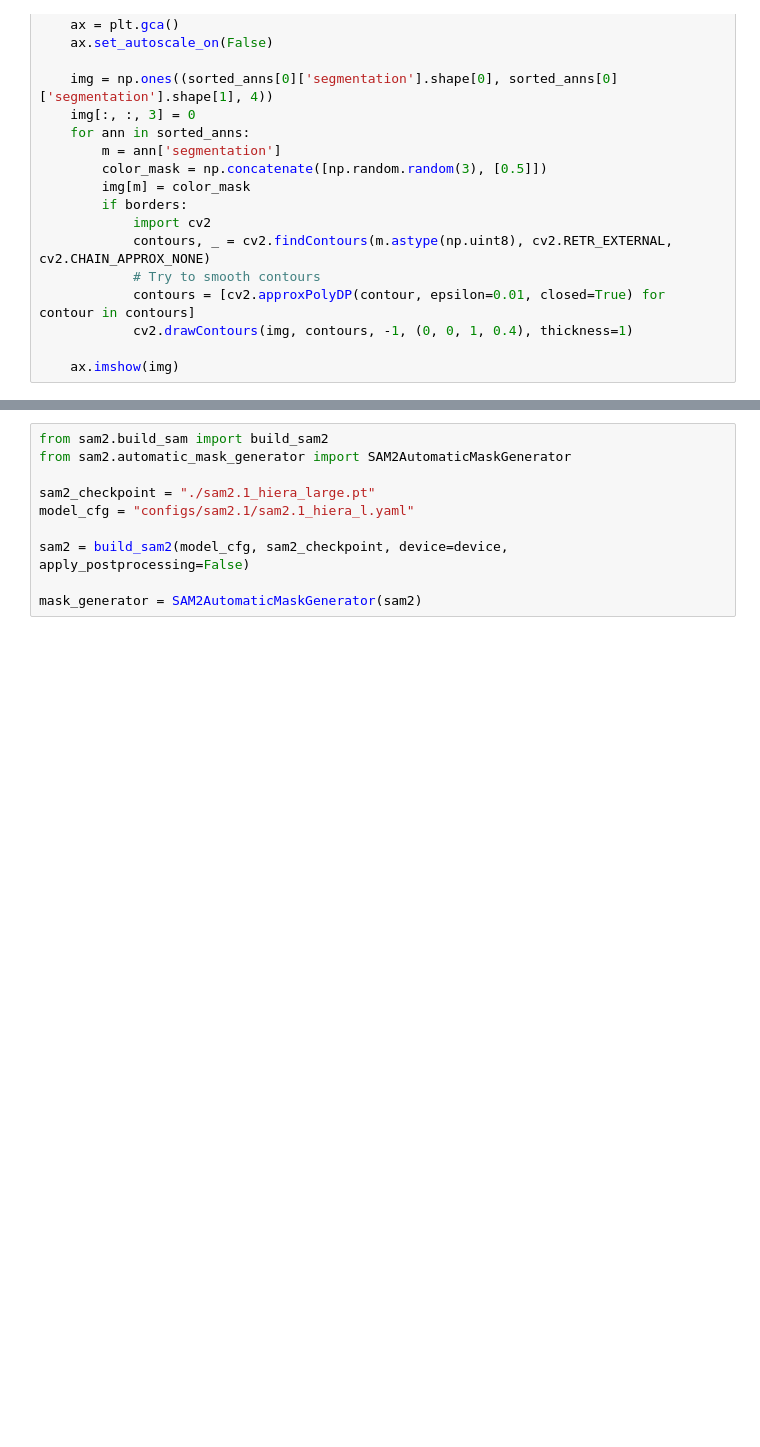
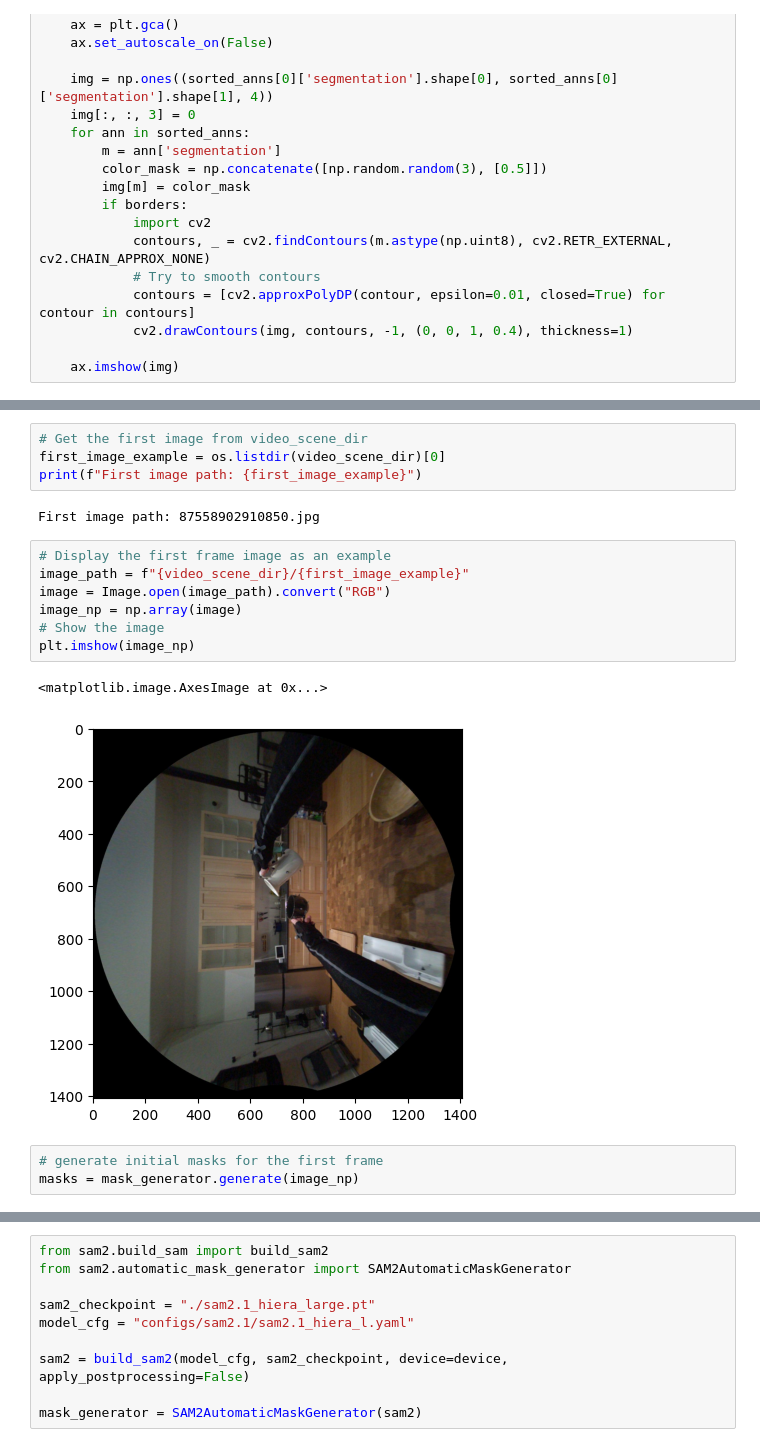
Before and after one commit to jackdaus/egolifter, a Jupyter notebook: 04_sam2-gsa.ipynb, the cells around one changed output, grey strips where cells are left out. Saved outputs shown, nothing was run; the diff lists cells and outputs as text; blank space fills up the shorter version.

```diff
--- a/04_sam2-gsa.ipynb
+++ b/04_sam2-gsa.ipynb
@@ -55,0 +105,19 @@ def show_anns(anns, borders=True):
+# %%
+# Get the first image from video_scene_dir
+first_image_example = os.listdir(video_scene_dir)[0]
+print(f"First image path: {first_image_example}")
+# %% [output]
+First image path: 87558902910850.jpg
+# %%
+# Display the first frame image as an example
+image_path = f"{video_scene_dir}/{first_image_example}"
+image = Image.open(image_path).convert("RGB")
+image_np = np.array(image)
+# Show the image
+plt.imshow(image_np)
+# %% [output]
+<matplotlib.image.AxesImage at 0x...>
+[figure, added]
+# %%
+# generate initial masks for the first frame
+masks = mask_generator.generate(image_np)
```
Also changed, not shown: parts of 9 cells of this notebook, 2 other files.
